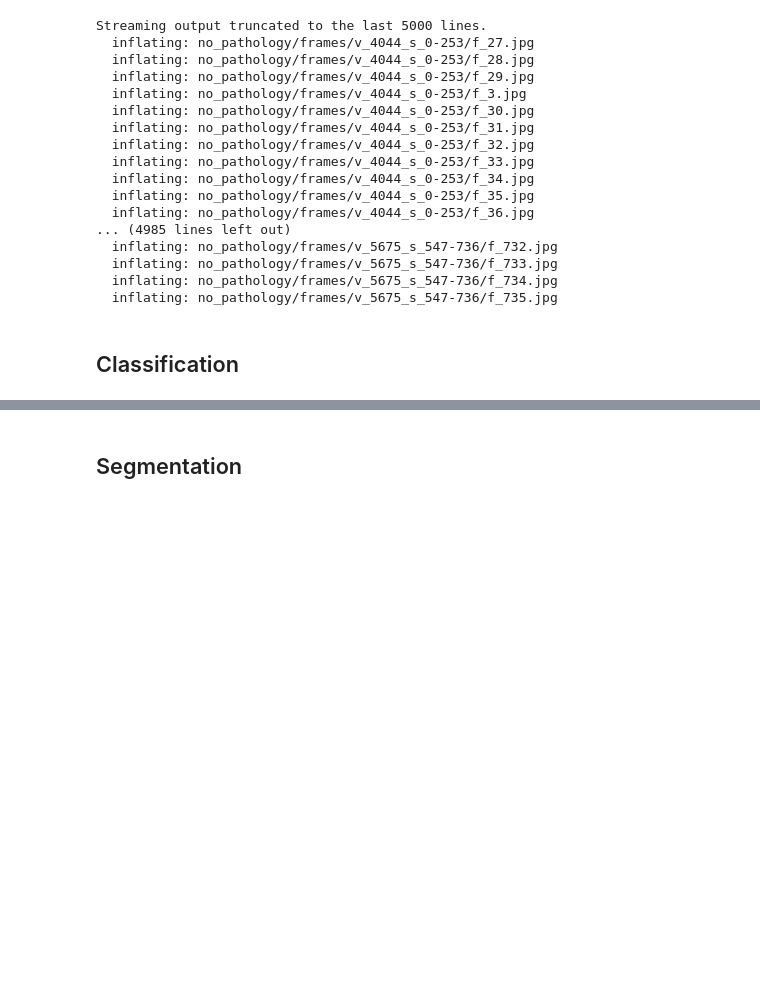
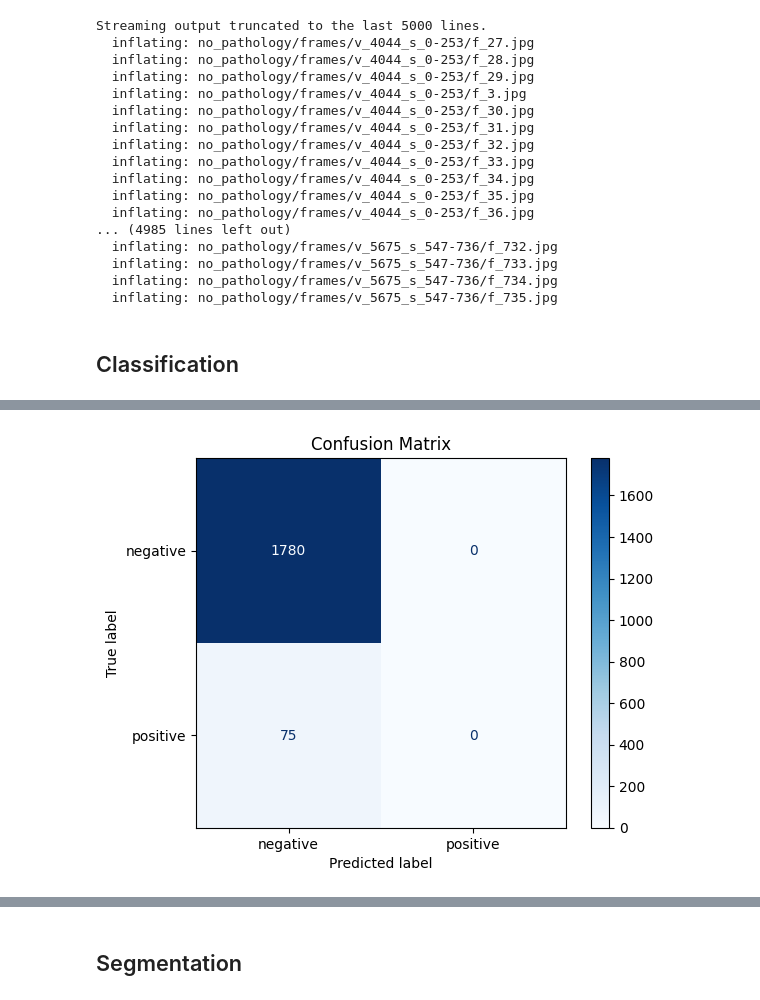
Before and after one commit to cinmon/endo-detection, a Jupyter notebook: FINAL_[영상이해]_Endometriosys_Detection.ipynb, the cells around one changed output, grey strips where cells are left out. Saved outputs shown, nothing was run; the diff lists cells and outputs as text; code cells hidden in the pictures; blank space fills up the shorter version.

```diff
--- a/FINAL_[영상이해]_Endometriosys_Detection.ipynb
+++ b/FINAL_[영상이해]_Endometriosys_Detection.ipynb
@@ -179,0 +206,17 @@ plt.show()
+# %%
+import numpy as np
+import matplotlib.pyplot as plt
+from sklearn.metrics import confusion_matrix, ConfusionMatrixDisplay, roc_curve, auc, precision_recall_curve, PrecisionRecallDisplay
+
+# 1) Gather true labels & predicted probabilities
+y_true = val_gen.classes                      # integer labels
+y_prob = clf.predict(val_gen)[:, 1]           # prob of class “positive”
+y_pred = (y_prob > 0.5).astype(int)
+
+# 2) Confusion matrix
+cm = confusion_matrix(y_true, y_pred)
+disp = ConfusionMatrixDisplay(cm, display_labels=val_gen.class_indices.keys())
+disp.plot(cmap='Blues')
+plt.title("Confusion Matrix")
+plt.show()
+# %% [output]
@@ -179,0 +224 @@ plt.show()
+[figure, added]
```
Also changed, not shown: parts of 17 cells of this notebook.
